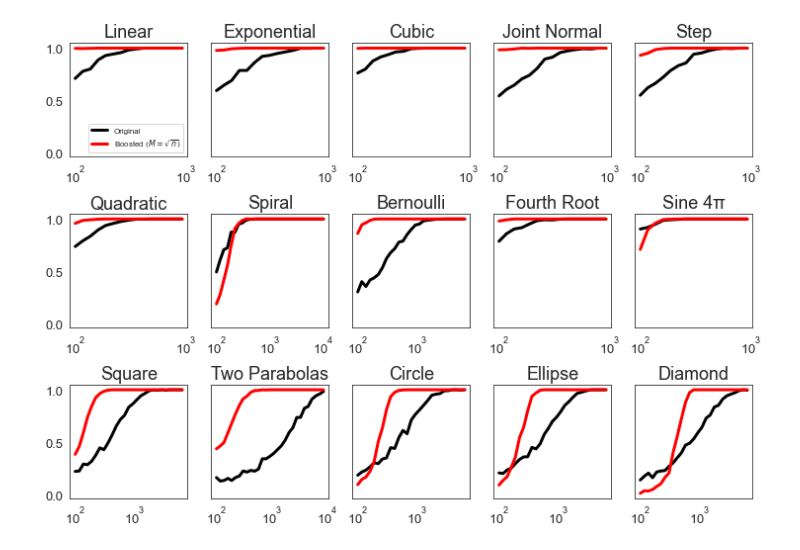
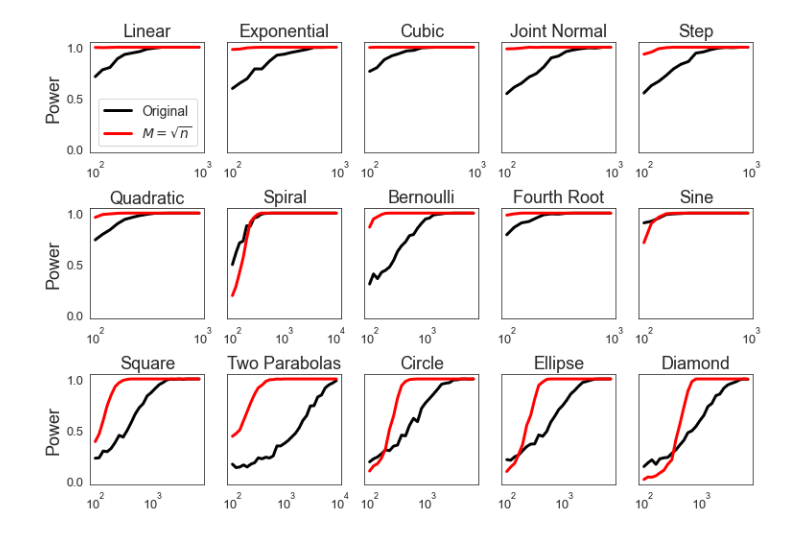
Before and after one commit to ronakdm/prelim, a Jupyter notebook: simulations.ipynb, the cells around one changed output. Cells and saved outputs as stored; diff of their text form; code cells hidden in the pictures.

Commit message:
simulation plots.

```diff
--- a/simulations.ipynb
+++ b/simulations.ipynb
@@ -14,7 +14,7 @@ mpl.rcParams['lines.linewidth'] = 3
 mpl.rcParams['xtick.labelsize'] = 13
 mpl.rcParams['ytick.labelsize'] = 13
 mpl.rcParams["axes.labelsize"] = 18
-mpl.rcParams['legend.fontsize'] = 8
+mpl.rcParams['legend.fontsize'] = 14
 mpl.rcParams['axes.titlesize'] = 18
 # mpl.rcParams['text.usetex'] = True
 # %%
@@ -52,7 +52,7 @@ SIM_TITLES = {
     "uncorrelated_bernoulli": "Bernoulli",
     "logarthmic": "Logarithmic",
     "fourth_root": "Fourth Root",
-    "sin_four_pi": "Sine 4\u03C0",
+    "sin_four_pi": "Sine",
     # "Sine 16\u03C0",
     "square": "Square",
     "two_parabolas": "Two Parabolas",
@@ -98,38 +98,42 @@ colors = {
 
 labs = {
     NEWCORR: "Original",
-    BOOSTED: r"Boosted ($M = \sqrt{n}$)"
+    BOOSTED: r"$M = \sqrt{n}$"
 }
 
 for k, sim_name in enumerate(lims):
     i = k // ncol
     j = k % ncol
 
     if sim_name in lims:
         lim = int(len(sample_sizes) * lims[sim_name])
     else:
         lim = len(sample_sizes)
 
     for test_name in [NEWCORR, BOOSTED]:
     # for test_name in [BOOSTED]:
     # for test_name in [NEWCORR]:
         y = []
         for n in sample_sizes:
             y.append(pickle.load(open(f"results/boosting/sim_{sim_name}_test_{test_name}_n_{n}_power.p", "rb")))
         ax[i, j].plot(sample_sizes[0:lim], y[0:lim], label=labs[test_name], c=colors[test_name])
 
     ax[i, j].set_title(SIM_TITLES[sim_name])
     ax[i, j].set_xticks([100, sample_sizes[lim - 1]])
     ax[i, j].set_xscale("log")
 
 ax[0, 0].legend(loc="lower right")
 
+ax[0, 0].set_ylabel("Power")
+ax[1, 0].set_ylabel("Power")
+ax[2, 0].set_ylabel("Power")
+
 plt.subplots_adjust(left=0.1,
                     bottom=0.1,
                     right=0.9,
                     top=0.9,
                     wspace=0.2,
                     hspace=0.5)
 plt.savefig("figs/boosted_power.pdf", bbox_inches="tight")
 # %% [output]
-[figure, old version]
+[figure, new version]
```
Also changed, not shown: parts of 1 cell of this notebook, 2 other files.
